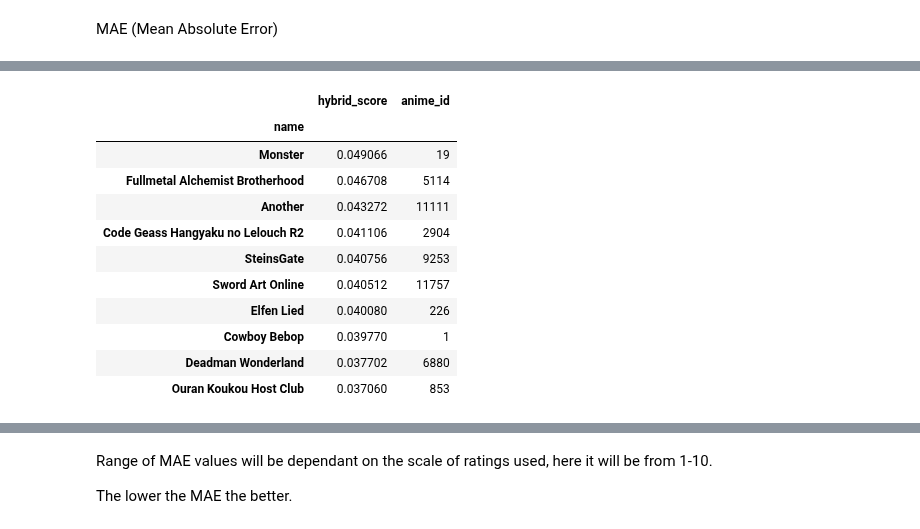
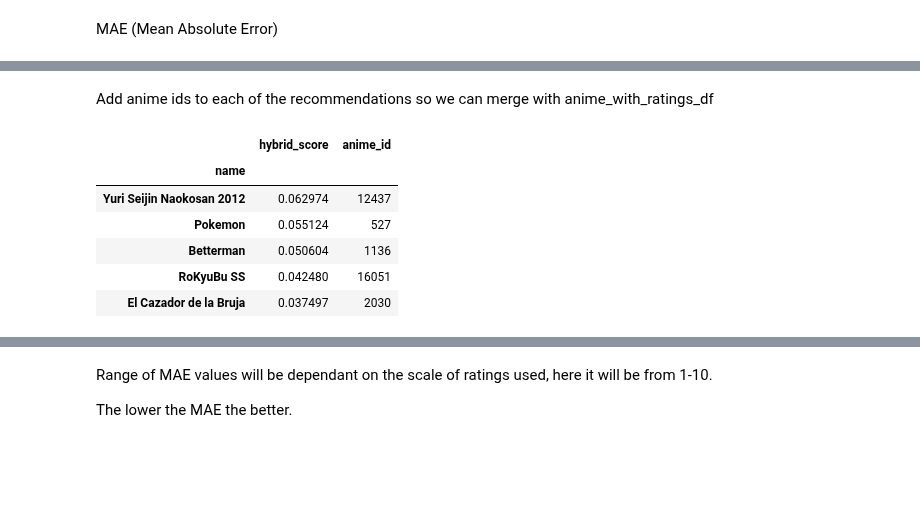
Before and after one commit to Haaris-Syed/AnimeRecommender, a Jupyter notebook: AnimeDataset-Preprocessing.ipynb, the cells around one changed output, grey strips where cells are left out. Drawn from its saved outputs; the diff is of its cells as text; code cells hidden in the pictures; blank space fills up the shorter version.

```diff
--- a/AnimeDataset-Preprocessing.ipynb
+++ b/AnimeDataset-Preprocessing.ipynb
@@ -529,7 +529,7 @@ Measure Performance
 # %% [markdown]
 MAE (Mean Absolute Error)
 # %%
-hybrid_recs = combined_recommendations('Death Note')[0]
+hybrid_recs = combined_recommendations('Shingeki no Kyojin')[0]
 
 hybrid_recs_df = hybrid_recs.to_frame(name='hybrid_score')
 
@@ -559,20 +545,17 @@ Index(['Monster', 'Fullmetal Alchemist Brotherhood', 'Another',
+# %% [markdown]
+Add anime ids to each of the recommendations so we can merge with anime_with_ratings_df
 # %%
 anime_indexes = [anime_df[anime_df['name'] == anime_name].index[0] for anime_name in hybrid_recs_df.index]
 anime_ids = [anime_df.loc[index, 'anime_id'] for index in anime_indexes]
 
 hybrid_recs_df['anime_id'] = anime_ids
 
-hybrid_recs_df.head(10)
+hybrid_recs_df.head()
 # %% [output]
 |  | hybrid_score | anime_id |
 | name |  |  |
-| Monster | 0.049066 | 19 |
-| Fullmetal Alchemist Brotherhood | 0.046708 | 5114 |
-| Another | 0.043272 | 11111 |
-| Code Geass Hangyaku no Lelouch R2 | 0.041106 | 2904 |
-| SteinsGate | 0.040756 | 9253 |
-| Sword Art Online | 0.040512 | 11757 |
-| Elfen Lied | 0.040080 | 226 |
-| Cowboy Bebop | 0.039770 | 1 |
-| Deadman Wonderland | 0.037702 | 6880 |
-| Ouran Koukou Host Club | 0.037060 | 853 |
+| Yuri Seijin Naokosan 2012 | 0.062974 | 12437 |
+| Pokemon | 0.055124 | 527 |
+| Betterman | 0.050604 | 1136 |
+| RoKyuBu SS | 0.042480 | 16051 |
+| El Cazador de la Bruja | 0.037497 | 2030 |
```
Also changed, not shown: parts of 21 cells of this notebook.
